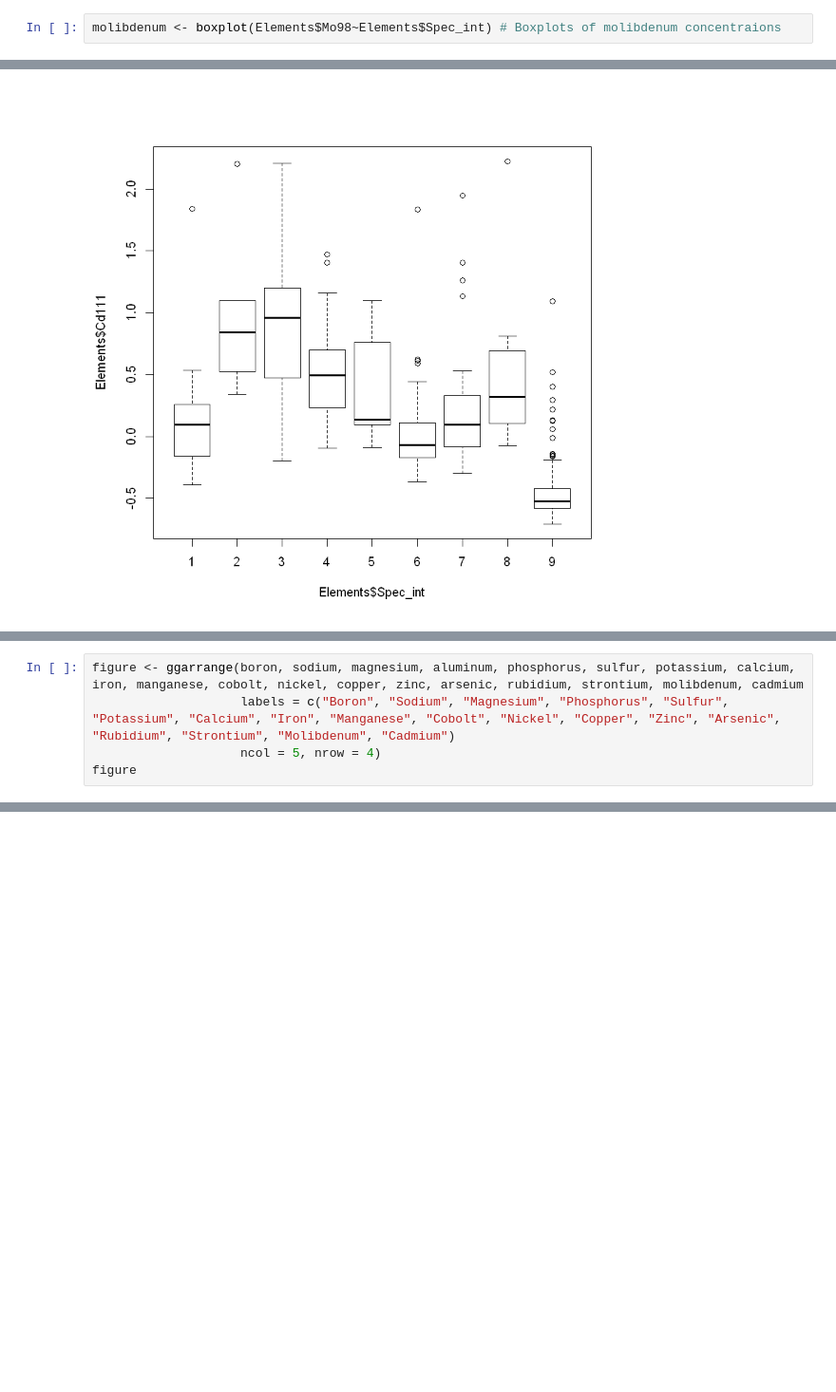
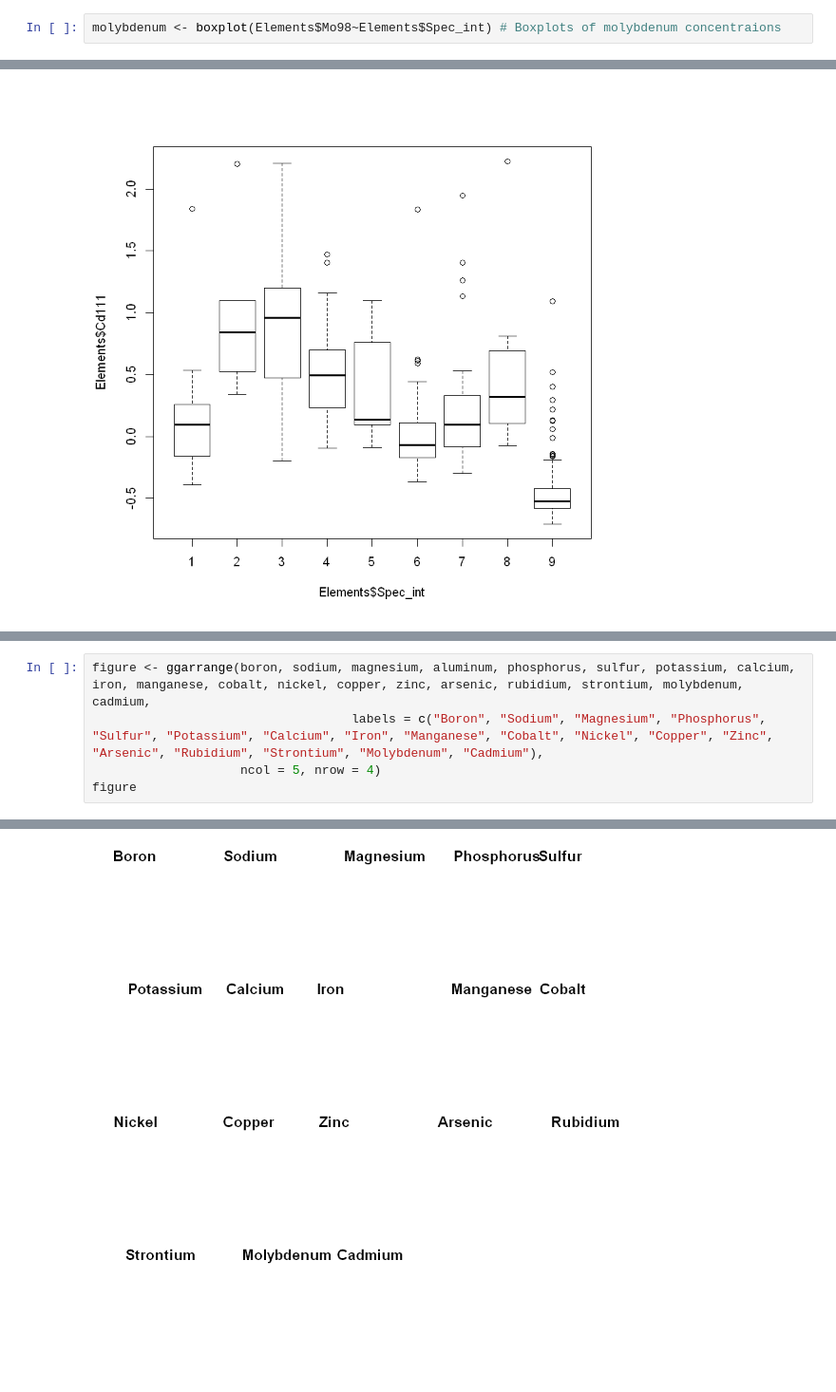
Before and after one commit to Kovacs-Lab/Aim-3, a Jupyter notebook: Ionomics/Boxplots.ipynb, the cells around one changed output, grey strips where cells are left out. Shown at 95% size. Cells and saved outputs as stored; diff of their text form; blank space fills up the shorter version.

```diff
--- a/Ionomics/Boxplots.ipynb
+++ b/Ionomics/Boxplots.ipynb
@@ -101,7 +101,7 @@ strontium <- boxplot(Elements$Sr88~Elements$Spec_int) # Boxplots of strontium co
 # %% [output]
 [figure]
 # %%
-molibdenum <- boxplot(Elements$Mo98~Elements$Spec_int) # Boxplots of molibdenum concentraions
+molybdenum <- boxplot(Elements$Mo98~Elements$Spec_int) # Boxplots of molybdenum concentraions
 # %% [output]
 [figure]
 # %%
@@ -111,6 +150,6 @@ cadmium <- boxplot(Elements$Cd111~Elements$Spec_int) # Boxplots of cadmium conce
 # %%
-figure <- ggarrange(boron, sodium, magnesium, aluminum, phosphorus, sulfur, potassium, calcium, iron, manganese, cobolt, nickel, copper, zinc, arsenic, rubidium, strontium, molibdenum, cadmium
-                    labels = c("Boron", "Sodium", "Magnesium", "Phosphorus", "Sulfur", "Potassium", "Calcium", "Iron", "Manganese", "Cobolt", "Nickel", "Copper", "Zinc", "Arsenic", "Rubidium", "Strontium", "Molibdenum", "Cadmium")
+figure <- ggarrange(boron, sodium, magnesium, aluminum, phosphorus, sulfur, potassium, calcium, iron, manganese, cobalt, nickel, copper, zinc, arsenic, rubidium, strontium, molybdenum, cadmium,
+                                   labels = c("Boron", "Sodium", "Magnesium", "Phosphorus", "Sulfur", "Potassium", "Calcium", "Iron", "Manganese", "Cobalt", "Nickel", "Copper", "Zinc", "Arsenic", "Rubidium", "Strontium", "Molybdenum", "Cadmium"),
                     ncol = 5, nrow = 4)
 figure
 # %% [output]
@@ -120,0 +176 @@ ERROR: Error in parse(text = x, srcfile = src): <text>:2:21: unexpected symbol
+[figure, added]
```
Also changed, not shown: parts of 2 cells of this notebook.
